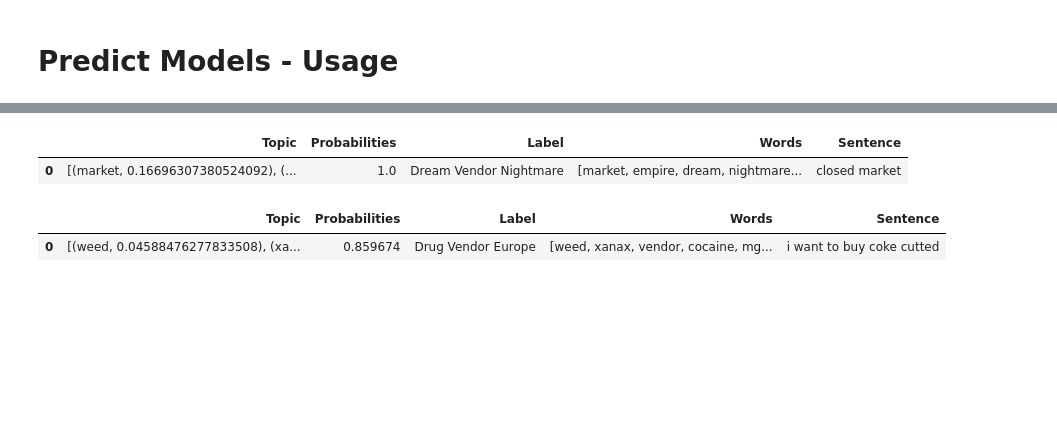
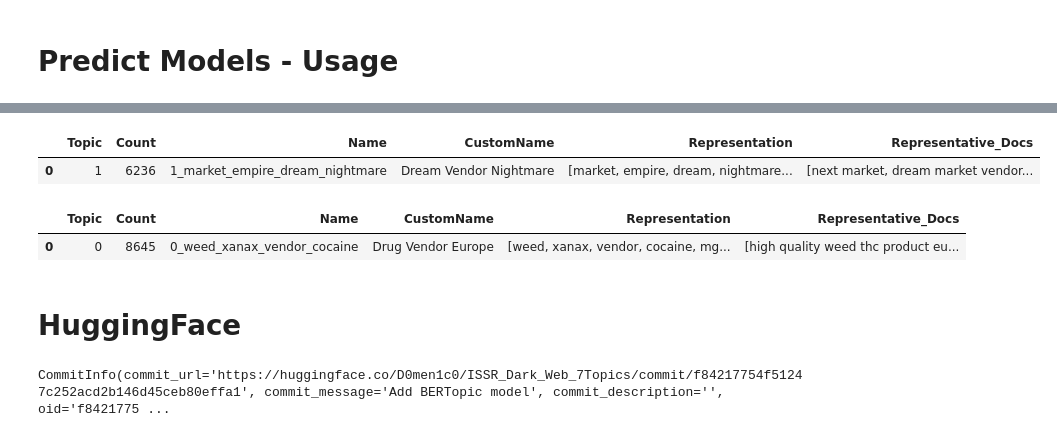
Before and after one commit to D0men1c0/ISSR_Darkweb, a Jupyter notebook: ShowModelsBaselineBERT/Thread/7Topic/1_baseline_7_topic.ipynb, the cells around one changed output, grey strips where cells are left out. Saved outputs shown, nothing was run; the diff lists cells and outputs as text; code cells hidden in the pictures; blank space fills up the shorter version.

```diff
--- a/ShowModelsBaselineBERT/Thread/7Topic/1_baseline_7_topic.ipynb
+++ b/ShowModelsBaselineBERT/Thread/7Topic/1_baseline_7_topic.ipynb
@@ -157,12 +138,24 @@ predict_single_topic(topic_model, sentence)
 # %%
 sentence = ['closed market']
-predict_single_topic(topic_model, sentence)
+topic, _ = topic_model.transform(sentence)
+topic_model.get_topic_info(topic[0])
 # %% [output]
-|  | Topic | Probabilities | Label | Words | Sentence |
-| 0 | [(market, 0.16696307380524092), (... | 1.0 | Dream Vendor Nightmare | [market, empire, dream, nightmare... | closed market |
+|  | Topic | Count | Name | CustomName | Representation | Representative_Docs |
+| 0 | 1 | 6236 | 1_market_empire_dream_nightmare | Dream Vendor Nightmare | [market, empire, dream, nightmare... | [next market, dream market vendor... |
 # %%
 sentence = ['i want to buy coke cutted']
-predict_single_topic(topic_model, sentence)
+topic, _ = topic_model.transform(sentence)
+topic_model.get_topic_info(topic[0])
 # %% [output]
-|  | Topic | Probabilities | Label | Words | Sentence |
-| 0 | [(weed, 0.04588476277833508), (xa... | 0.859674 | Drug Vendor Europe | [weed, xanax, vendor, cocaine, mg... | i want to buy coke cutted |
+|  | Topic | Count | Name | CustomName | Representation | Representative_Docs |
+| 0 | 0 | 8645 | 0_weed_xanax_vendor_cocaine | Drug Vendor Europe | [weed, xanax, vendor, cocaine, mg... | [high quality weed thc product eu... |
+# %% [markdown]
+# HuggingFace
+# %%
+topic_model.push_to_hf_hub(
+    repo_id="D0men1c0/ISSR_Dark_Web_7Topics",
+    save_embedding_model='distiluse-base-multilingual-cased-v1',
+    save_ctfidf=True
+)
+# %% [output]
+CommitInfo(commit_url='https://huggingface.co/D0men1c0/ISSR_Dark_Web_7Topics/commit/f84217754f51247c252acd2b146d45ceb80effa1', commit_message='Add BERTopic model', commit_description='', oid='f8421775 ...
```
Also changed, not shown: parts of 9 cells of this notebook.
